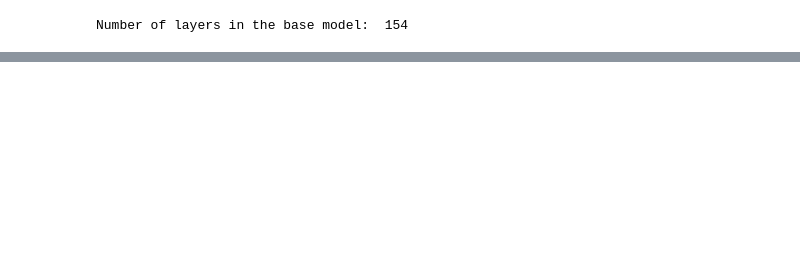
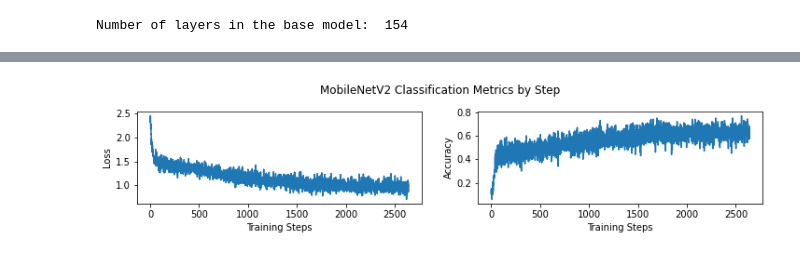
Before and after one commit to ryanhantruong/cbis-ddsm-classifier, a Jupyter notebook: Transfer_Learning_Classification.ipynb, the cells around one changed output, grey strips where cells are left out. Cells and saved outputs as stored; diff of their text form; code cells hidden in the pictures; blank space fills up the shorter version.

```diff
--- a/Transfer_Learning_Classification.ipynb
+++ b/Transfer_Learning_Classification.ipynb
@@ -314,0 +379,20 @@ fig2.savefig(f'training_by_steps{get_datetime_id()}.png',dpi=300)
+# %%
+fig2 = plt.figure(figsize=(12,4))
+plt.suptitle('MobileNetV2 Classification Metrics by Step')
+
+plt.subplot(2, 2, 1)
+plt.ylabel("Loss")
+plt.xlabel("Training Steps")
+#plt.ylim([0,2])
+plt.plot(batch_stats_callback.batch_losses)
+
+plt.subplot(2, 2, 2)
+plt.ylabel("Accuracy")
+plt.xlabel("Training Steps")
+#plt.ylim([0,1])
+plt.plot(batch_stats_callback.batch_acc)
+plt.show()
+
+fig2.savefig(f'training_by_steps{get_datetime_id()}.png',dpi=300)
+# %% [output]
+[figure, added]
```
Also changed, not shown: parts of 27 cells of this notebook.
